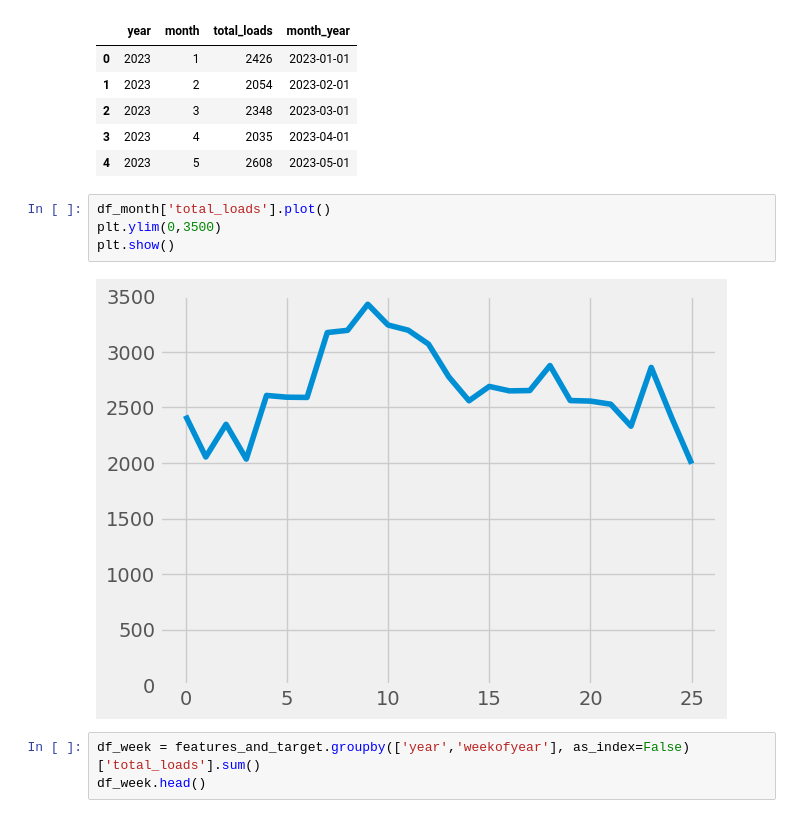
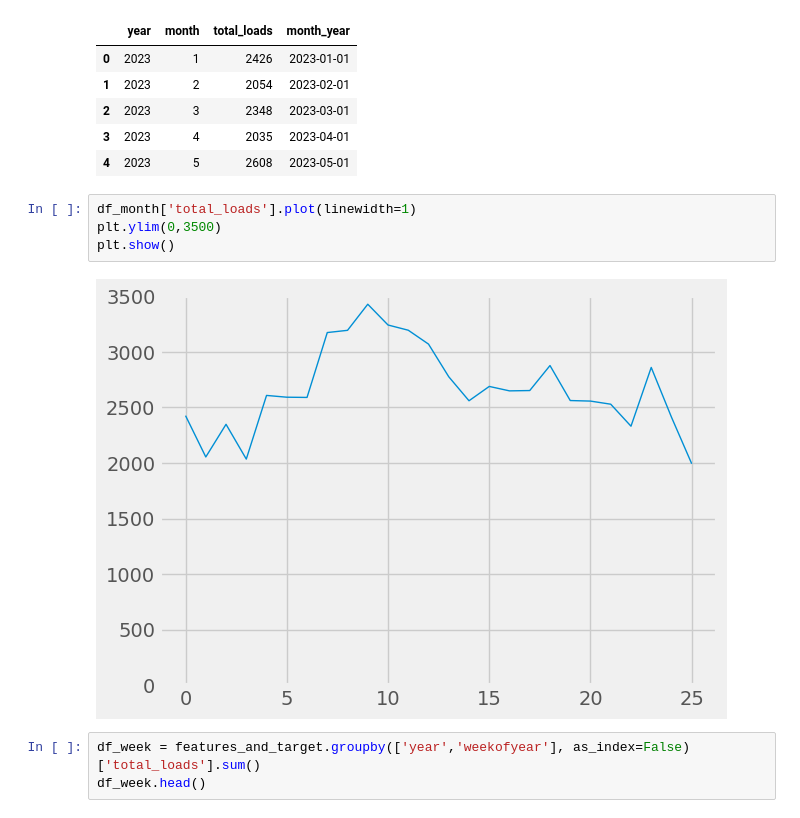
Before and after one commit to diogojfr/time_series_studies, a Jupyter notebook: Daily Loads.ipynb, the cells around one changed output. Drawn from its saved outputs; the diff is of its cells as text.

```diff
--- a/Daily Loads.ipynb
+++ b/Daily Loads.ipynb
@@ -156,11 +180,11 @@ df_month.head()
 | 3 | 2023 | 4 | 2035 | 2023-04-01 |
 | 4 | 2023 | 5 | 2608 | 2023-05-01 |
 # %%
-df_month['total_loads'].plot()
+df_month['total_loads'].plot(linewidth=1)
 plt.ylim(0,3500)
 plt.show()
 # %% [output]
-[figure, old version]
+[figure, new version]
 # %%
 df_week = features_and_target.groupby(['year','weekofyear'], as_index=False)['total_loads'].sum()
 df_week.head()
```
Also changed, not shown: parts of 14 cells of this notebook.
